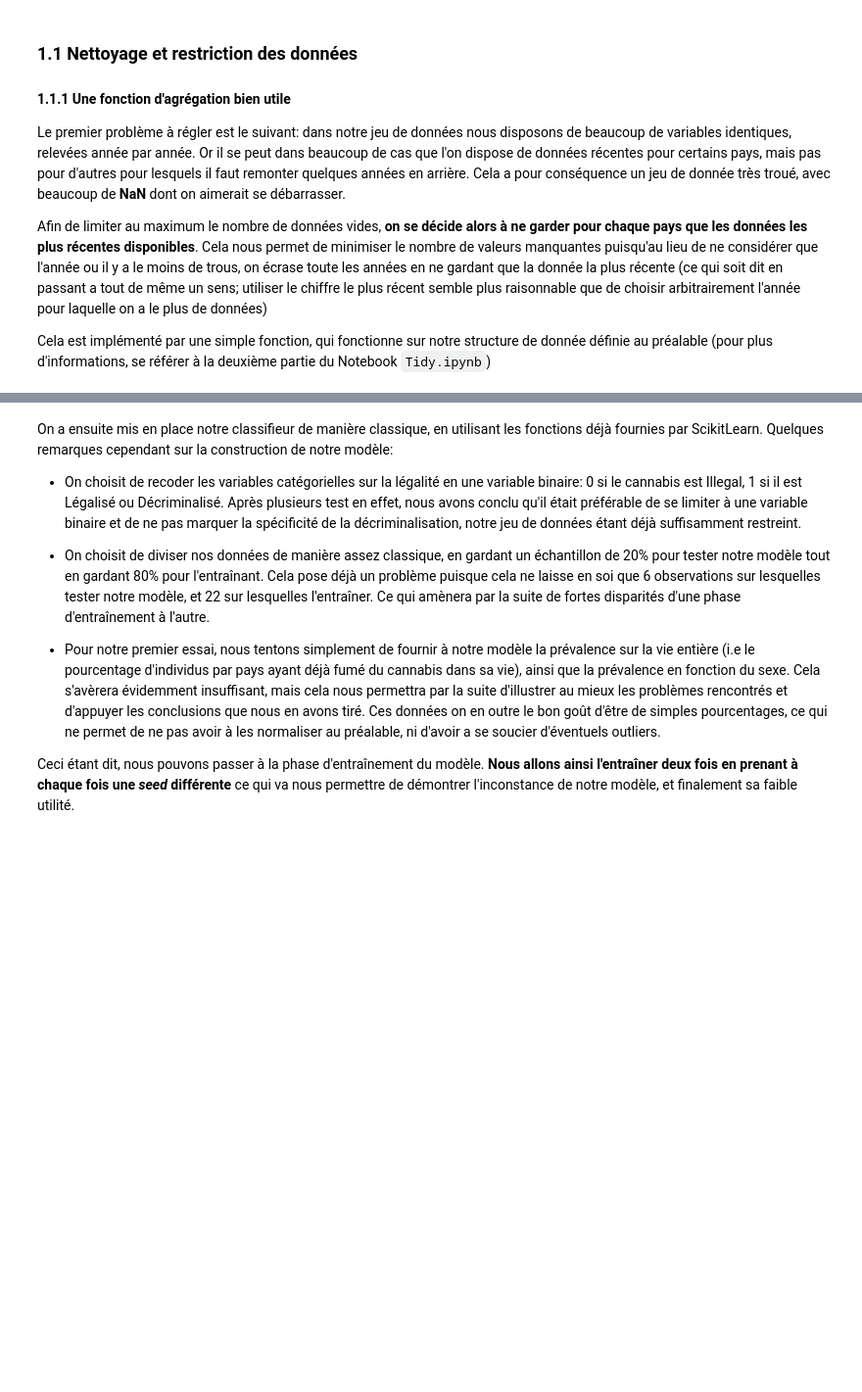
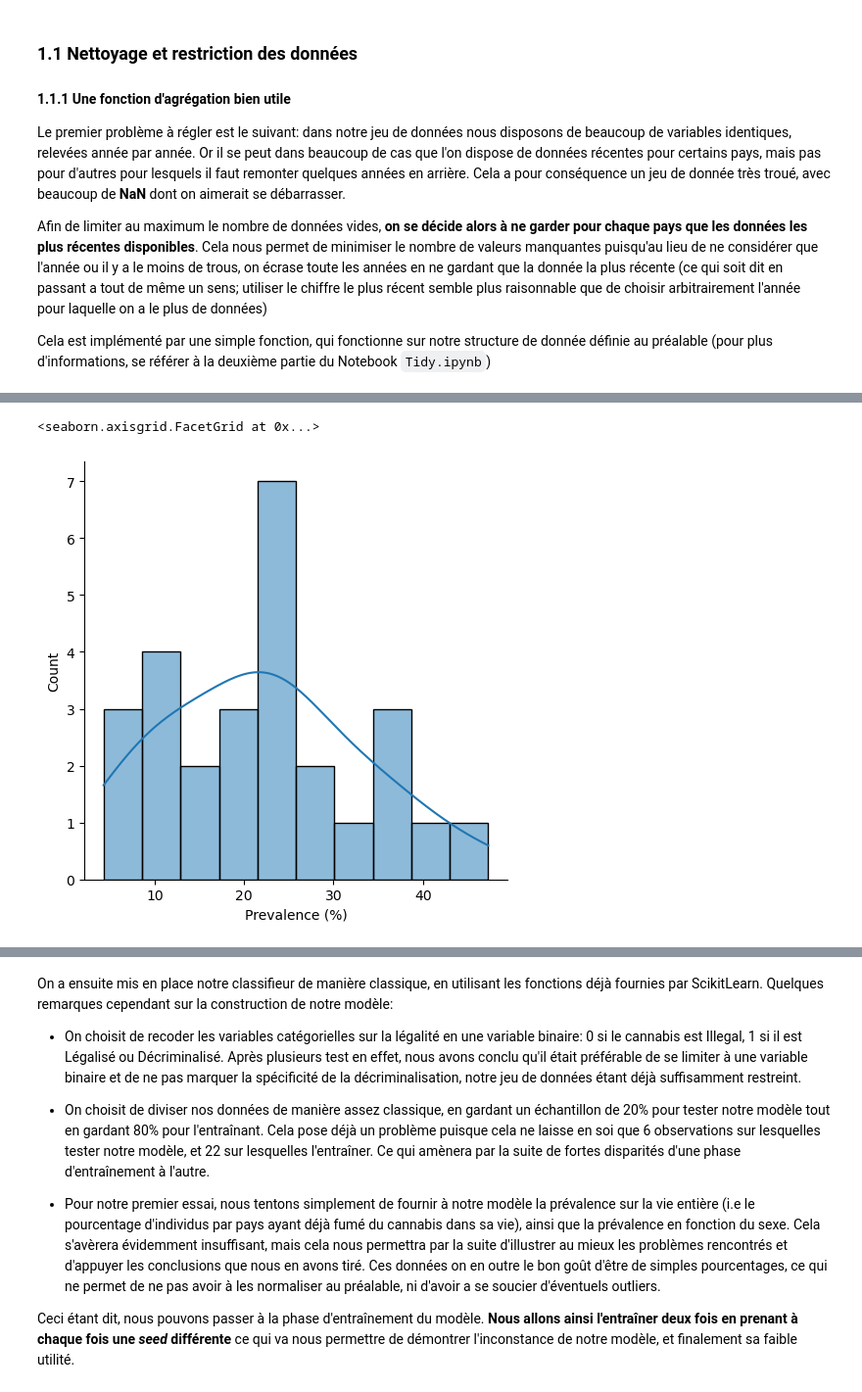
Before and after one commit to refouch/Projet_Python_2A, a Jupyter notebook: Notebook_Final.ipynb, the cells around one changed output, grey strips where cells are left out. Shown at 98% size. Cells and saved outputs as stored; diff of their text form; code cells hidden in the pictures; blank space fills up the shorter version.

```diff
--- a/Notebook_Final.ipynb
+++ b/Notebook_Final.ipynb
@@ -67,0 +85,24 @@ def get_latest_data(df, new_df, variable):
+# %%
+import pandas as pd
+
+#On récupère la prévalence
+df = pd.read_csv('https://raw.githubusercontent.com/refouch/Projet_Python_2A/refs/heads/main/Data/EUDA/edr2024-gps-current-table-1.csv')
+
+dfcurrent = df[df['Substance'] == 'Cannabis']
+
+dfcurrentadults = dfcurrent[dfcurrent['Age'] == 'All adults (15-64)']
+
+dfcurrentadultslf = dfcurrentadults[dfcurrentadults['Recall period'] == 'Lifetime']
+
+dfcurrentadultslf = dfcurrentadultslf[['Country','Prevalence (%)']]
+
+#On récupère les données socio-économiques depuis Tidy.ipynb
+
+socio_eco = table_macro
+
+#on effectue enfin le merge
+table_regression = pd.merge(dfcurrentadultslf,socio_eco)
+
+table_regression.set_index('Country',inplace=True)
+
+table_regression.head()
@@ -67,0 +123,7 @@ def get_latest_data(df, new_df, variable):
+# %%
+import seaborn as sns
+
+sns.displot(data=table_regression,x='Prevalence (%)',bins = 10, kde=True)
+# %% [output]
+<seaborn.axisgrid.FacetGrid at 0x...>
+[figure, added]
```
Also changed, not shown: parts of 22 cells of this notebook, 1 other file.
